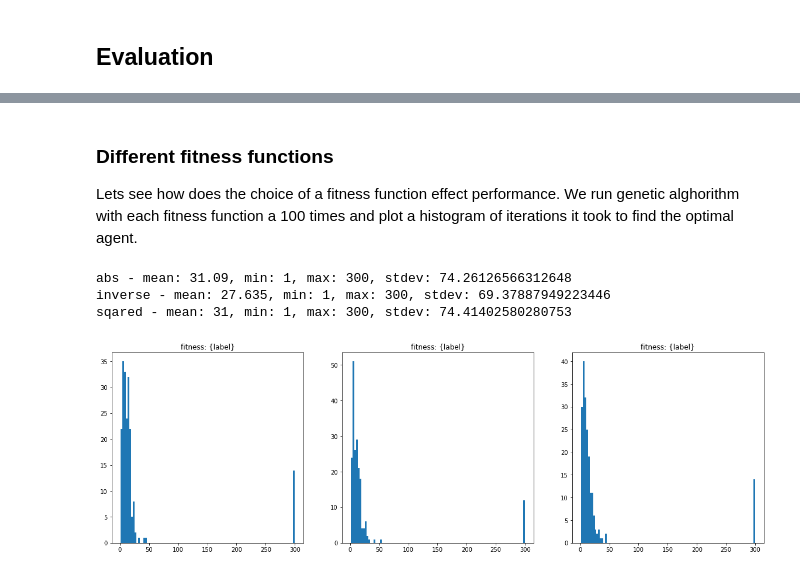
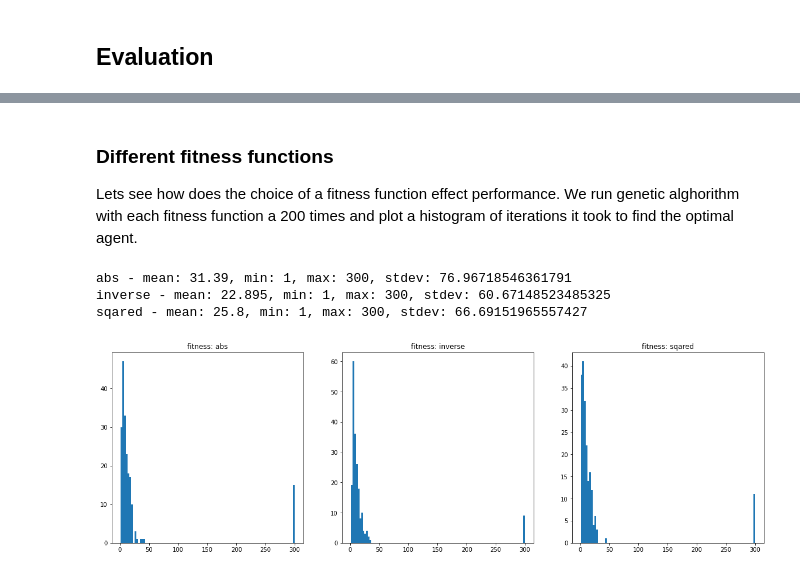
Before and after one commit to njezersek/Inteligent-Systems-assignment1, a Jupyter notebook: assignment.ipynb, the cells around one changed output, grey strips where cells are left out. Cells and saved outputs as stored; diff of their text form; code cells hidden in the pictures.

```diff
--- a/assignment.ipynb
+++ b/assignment.ipynb
@@ -251,8 +251,7 @@ def select_best_agents(population_with_fitness, n_agents):
     return list(sorted(population_with_fitness, key=lambda e: e[1], reverse=True))[:n_agents]
 # %%
 population_size = 100
-max_iterations = 20
-mutation_probability = 0.2
+max_iterations = 300
 # %%
 def evolve(
     population, fitness_function, selection_function, crossover_function, mutation_function,
@@ -311,15 +310,16 @@ def evolve(
 
     if plot:
         plt.figure(figsize=(10,10))
-        plt.plot(max_fitness_log)
-        plt.plot(mean_fitness_log)
-        #plt.plot(min_fitness_log)
+        plt.plot(max_fitness_log, label="max")
+        plt.plot(mean_fitness_log, label="mean")
+        #plt.plot(min_fitness_log, label="min")
+        plt.legend()
 
     return (iterations, (max_fitness_log, mean_fitness_log, min_fitness_log))
 # %% [markdown]
 ## Evaluation
 # %%
-population = [generate_agent() for _ in range(100)]
+population = [generate_agent() for _ in range(population_size)]
 _ = evolve(
     population,
     fitness_inverse,
@@ -338,0 +341,16 @@ Generation 3: fitness min: 0.00, max: 10000.00, mean: 100.12; best agent: 5+25*1
+# %%
+N = 200
+iterations_log = []
+for i in range(N):
+    iterations = 0
+    for i in range(max_iterations):
+        iterations += 1
+        population = [generate_agent() for _ in range(population_size)]
+        population_with_fitness = [(a, fitness_abs(a)) for a in population]
+        population_fitness = [f for a, f in population_with_fitness]
+        if max(population_fitness) == 0: break
+
+    iterations_log.append(iterations)
+
+plt.title("Random search")
+_ = plt.hist(iterations_log, bins=100)
@@ -339,36 +359,36 @@ Generation 3: fitness min: 0.00, max: 10000.00, mean: 100.12; best agent: 5+25*1
 # %% [markdown]
 ### Different fitness functions
 
-Lets see how does the choice of a fitness function effect performance. We run genetic alghorithm with each fitness function a 100 times and plot a histogram of iterations it took to find the optimal agent.
+Lets see how does the choice of a fitness function effect performance. We run genetic alghorithm with each fitness function a 200 times and plot a histogram of iterations it took to find the optimal agent.
 # %%
+N = 200
 fitness_functions = [(fitness_abs, 0, "abs"), (fitness_inverse, 10000, "inverse"), (fitness_squared, 0, "sqared")]
 
 plt.figure(figsize=(20,6))
 
 for j, (fitness_function, fitness_threshold, label) in enumerate(fitness_functions):
     iterations_log = []
-    N = 200
 
     for i in range(N):
-        population = [generate_agent() for _ in range(100)]
+        population = [generate_agent() for _ in range(population_size)]
         iterations, _ = evolve(
             population,
             fitness_function,
             select_best_agents,
             crossover,
             mutation,
             mutation_probability=0.2, survival_probability=0.2, max_iterations=300, keep_best=False, fitness_threshold=fitness_threshold
         )
 
         iterations_log.append(iterations)
 
     print(f"{label} - mean: {statistics.mean(iterations_log)}, min: {min(iterations_log)}, max: {max(iterations_log)}, stdev: {statistics.stdev(iterations_log)}")
 
     plt.subplot(1, 3, j+1)
-    plt.title("fitness: {label}")
+    plt.title(f"fitness: {label}")
     _ = plt.hist(iterations_log, bins=100)
 # %% [output]
-abs - mean: 31.09, min: 1, max: 300, stdev: 74.26126566312648
-inverse - mean: 27.635, min: 1, max: 300, stdev: 69.37887949223446
-sqared - mean: 31, min: 1, max: 300, stdev: 74.41402580280753
+abs - mean: 31.39, min: 1, max: 300, stdev: 76.96718546361791
+inverse - mean: 22.895, min: 1, max: 300, stdev: 60.67148523485325
+sqared - mean: 25.8, min: 1, max: 300, stdev: 66.69151965557427
-[figure, old version]
+[figure, new version]
```
Also changed, not shown: parts of 3 cells of this notebook.
